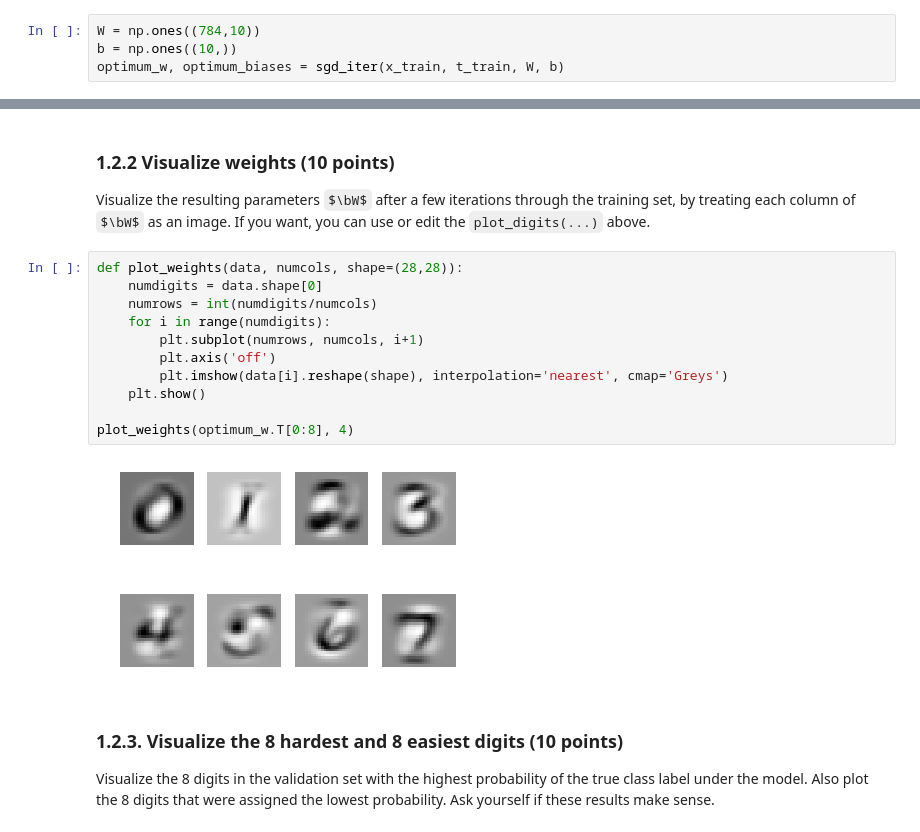
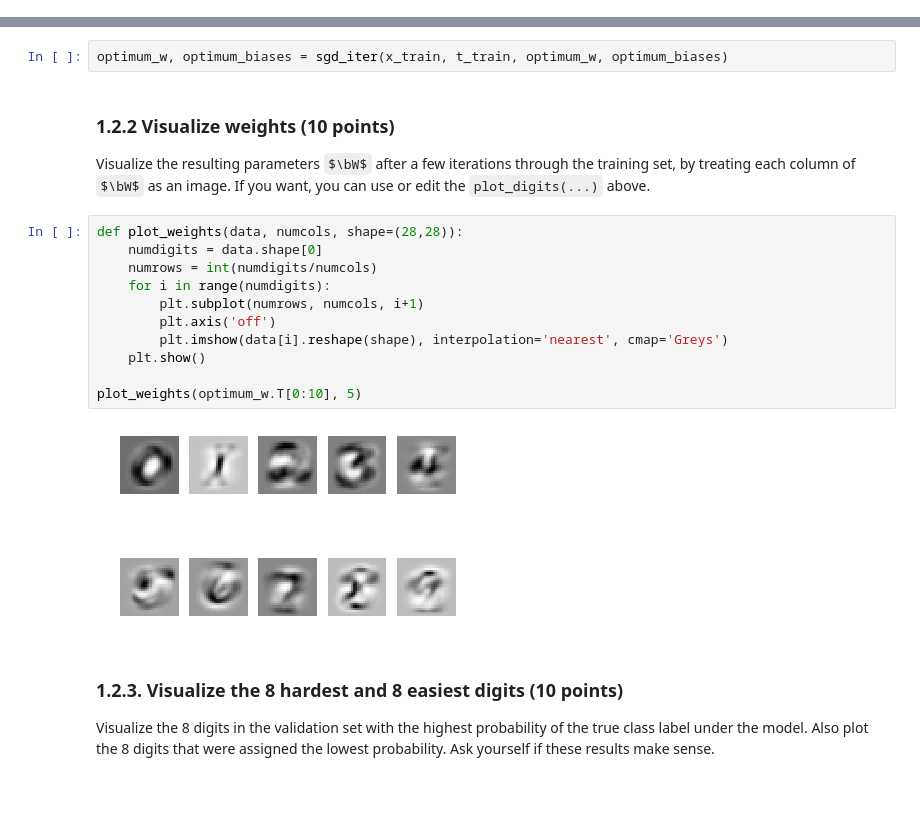
Before and after one commit to Vasileios-Charatsidis/machine_learning_1_labs, a Jupyter notebook: hw2/lab02_KIANFAR_MIRONENCO.ipynb, the cells around one changed output, grey strips where cells are left out. Saved outputs shown, nothing was run; the diff lists cells and outputs as text; some formulas as TeX source; blank space fills up the shorter version.

```diff
--- a/hw2/lab02_KIANFAR_MIRONENCO.ipynb
+++ b/hw2/lab02_KIANFAR_MIRONENCO.ipynb
@@ -232,7 +232,3 @@ def sgd_iter(x_train, t_train, w, b):
 
 ### 1.2.1 Train (10 points)
 Perform a handful of training iterations through the trainingset. Plot (in one graph) the conditional log-probability of the trainingset and validation set after each iteration.
-# %%
-W = np.ones((784,10))
-b = np.ones((10,))
-optimum_w, optimum_biases = sgd_iter(x_train, t_train, W, b)
@@ -248,19 +235,21 @@ print np.log(result[np.argmax(result)])
+# %%
+optimum_w, optimum_biases = sgd_iter(x_train, t_train, optimum_w, optimum_biases)
 # %% [markdown]
 ### 1.2.2 Visualize weights (10 points)
 Visualize the resulting parameters $\bW$ after a few iterations through the training set, by treating each column of $\bW$ as an image. If you want, you can use or edit the `plot_digits(...)` above.
 # %%
 def plot_weights(data, numcols, shape=(28,28)):
     numdigits = data.shape[0]
     numrows = int(numdigits/numcols)
     for i in range(numdigits):
         plt.subplot(numrows, numcols, i+1)
         plt.axis('off')
         plt.imshow(data[i].reshape(shape), interpolation='nearest', cmap='Greys')
     plt.show()
 
-plot_weights(optimum_w.T[0:8], 4)
+plot_weights(optimum_w.T[0:10], 5)
 # %% [output]
-[figure, old version]
+[figure, new version]
 # %% [markdown]
 ### 1.2.3. Visualize the 8 hardest and 8 easiest digits (10 points)
 Visualize the 8 digits in the validation set with the highest probability of the true class label under the model.
```
Also changed, not shown: parts of 4 cells of this notebook.
